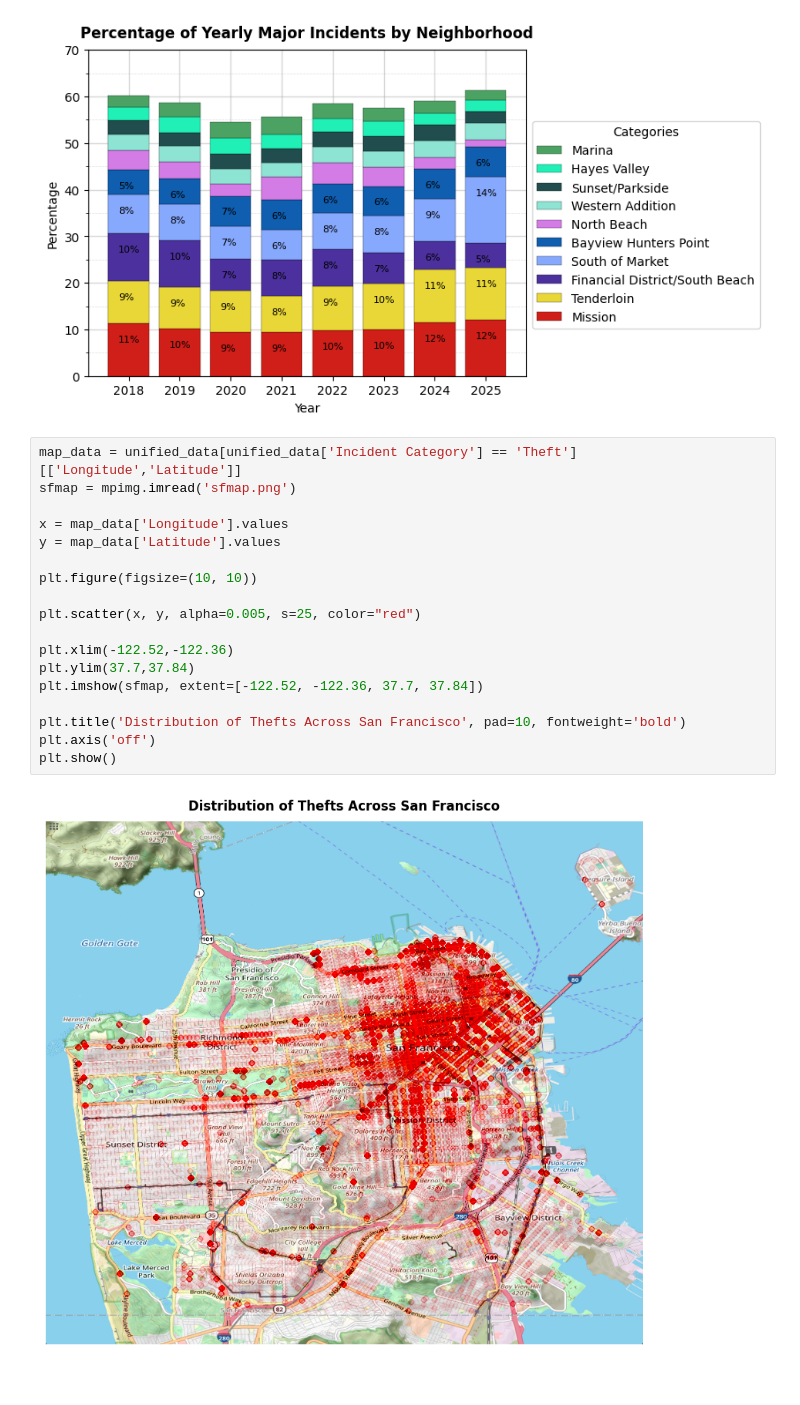
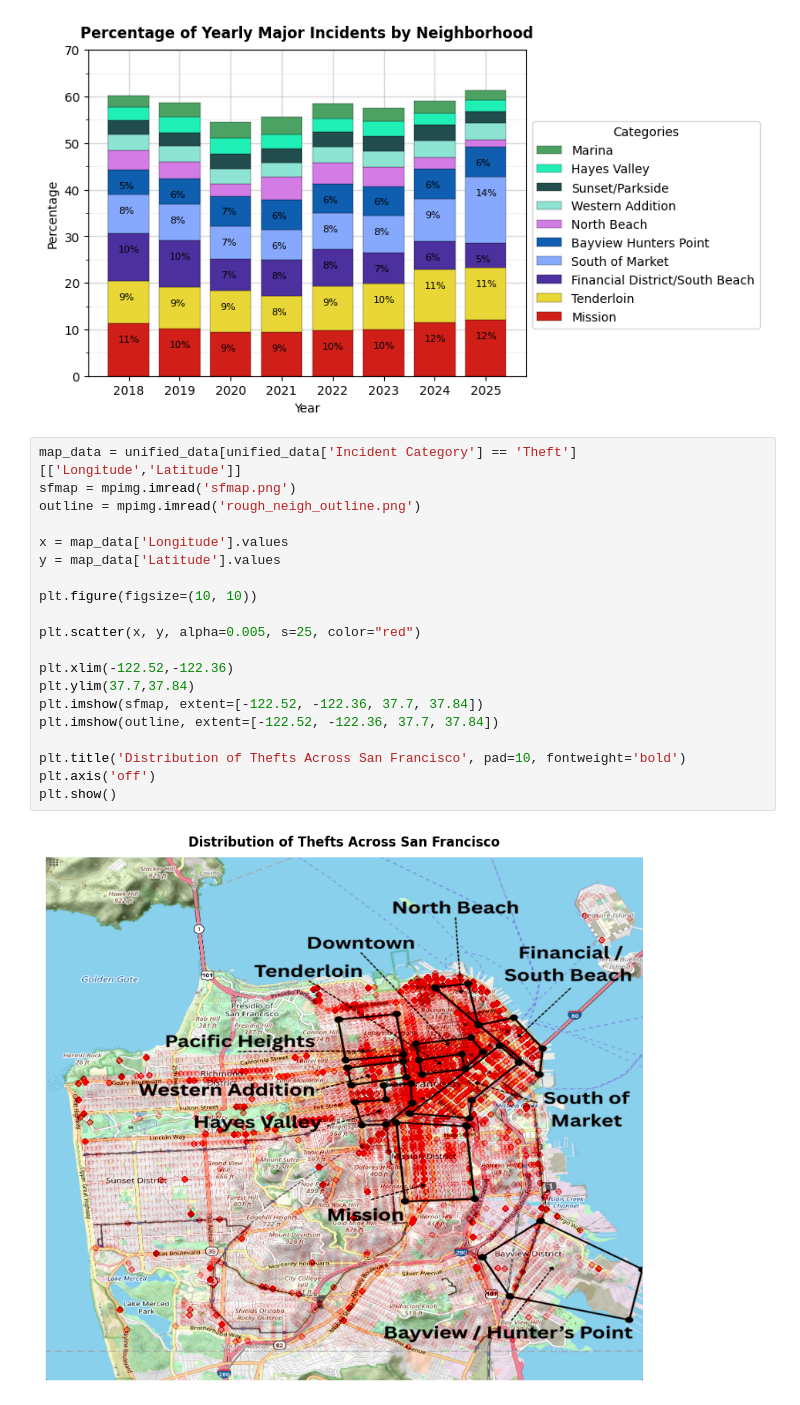
Before and after one commit to rogerwng/SFPD_Crime, a Jupyter notebook: EDA.ipynb, the cells around one changed output. Cells and saved outputs as stored; diff of their text form.

```diff
--- a/EDA.ipynb
+++ b/EDA.ipynb
@@ -773,20 +819,22 @@ plt.show()
 # %%
 map_data = unified_data[unified_data['Incident Category'] == 'Theft'][['Longitude','Latitude']]
 sfmap = mpimg.imread('sfmap.png')
+outline = mpimg.imread('rough_neigh_outline.png')
 
 x = map_data['Longitude'].values
 y = map_data['Latitude'].values
 
 plt.figure(figsize=(10, 10))
 
 plt.scatter(x, y, alpha=0.005, s=25, color="red")
 
 plt.xlim(-122.52,-122.36)
 plt.ylim(37.7,37.84)
 plt.imshow(sfmap, extent=[-122.52, -122.36, 37.7, 37.84])
+plt.imshow(outline, extent=[-122.52, -122.36, 37.7, 37.84])
 
 plt.title('Distribution of Thefts Across San Francisco', pad=10, fontweight='bold')
 plt.axis('off')
 plt.show()
 # %% [output]
-[figure, old version]
+[figure, new version]
```
Also changed, not shown: parts of 6 cells of this notebook, 4 other files.
